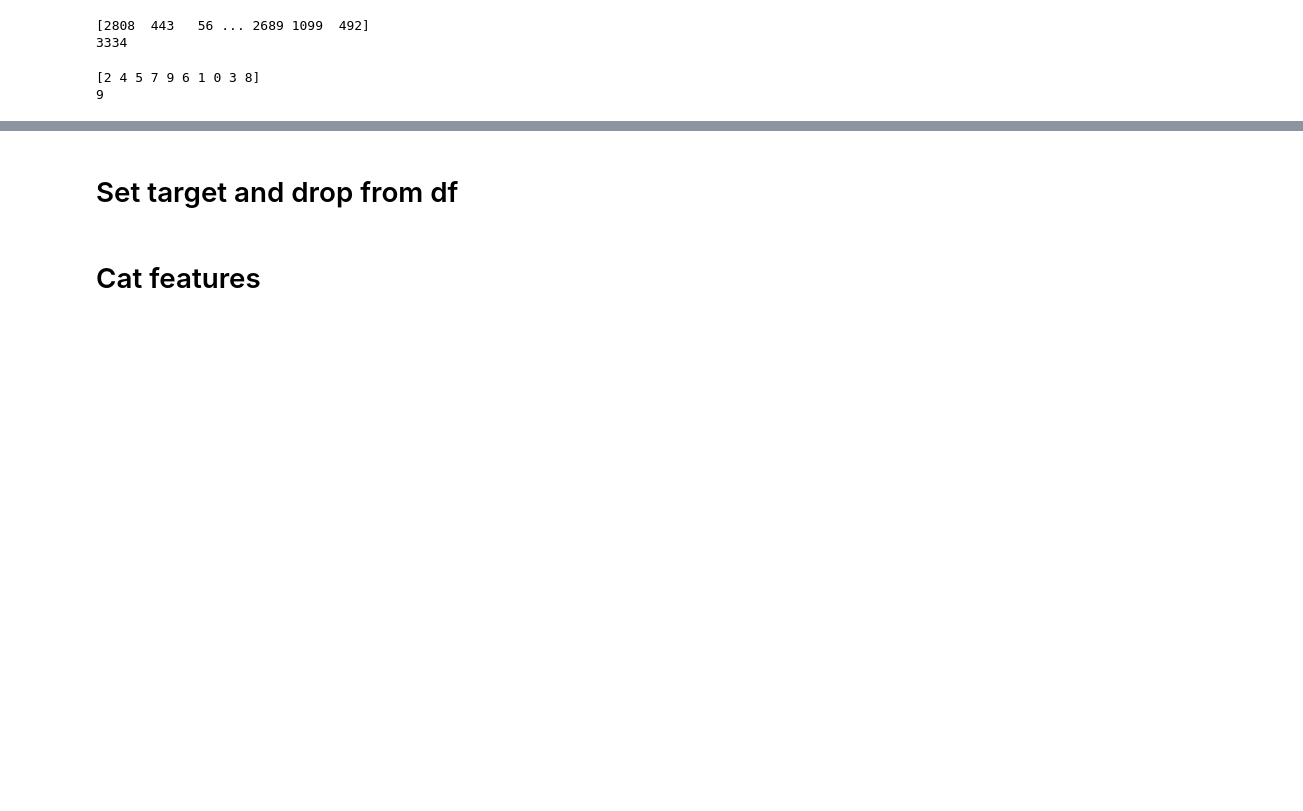
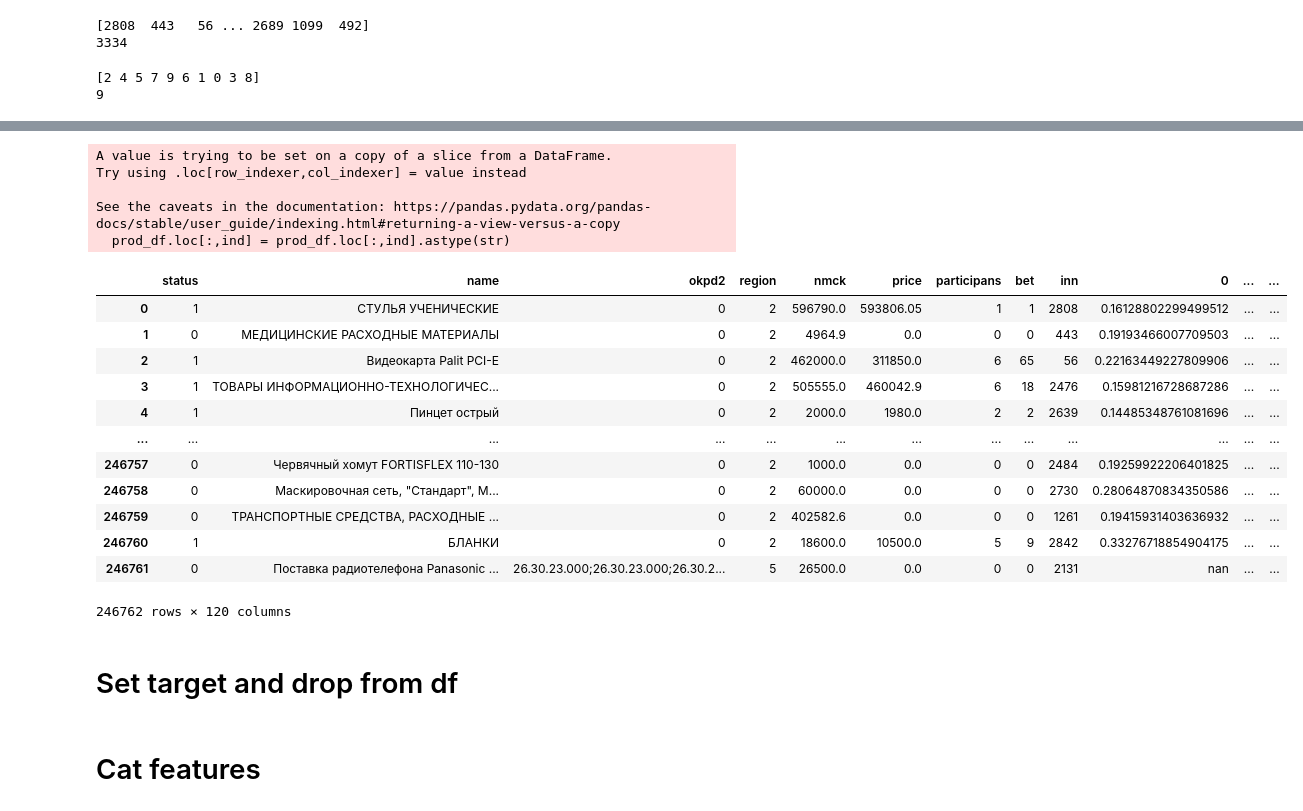
Before and after one commit to progressionnetwork/tenderhack_22, a Jupyter notebook: ds_works.ipynb, the cells around one changed output, grey strips where cells are left out. Cells and saved outputs as stored; diff of their text form; code cells hidden in the pictures; blank space fills up the shorter version.

```diff
--- a/ds_works.ipynb
+++ b/ds_works.ipynb
@@ -144,0 +213,26 @@ prod_df
+# %%
+s = prod_df.dtypes == "float64"
+for ind in s[s].index:
+    prod_df.loc[:,ind] = prod_df.loc[:,ind].astype(str)
+# %% [output]
+A value is trying to be set on a copy of a slice from a DataFrame.
+Try using .loc[row_indexer,col_indexer] = value instead
+
+See the caveats in the documentation: https://pandas.pydata.org/pandas-docs/stable/user_guide/indexing.html#returning-a-view-versus-a-copy
+  prod_df.loc[:,ind] = prod_df.loc[:,ind].astype(str)
+# %%
+prod_df
+# %% [output]
+|  | status | name | okpd2 | region | nmck | price | participans | bet | inn | 0 | ... | ... |
+| 0 | 1 | СТУЛЬЯ УЧЕНИЧЕСКИЕ | 0 | 2 | 596790.0 | 593806.05 | 1 | 1 | 2808 | 0.16128802299499512 | ... | ... |
+| 1 | 0 | МЕДИЦИНСКИЕ РАСХОДНЫЕ МАТЕРИАЛЫ | 0 | 2 | 4964.9 | 0.0 | 0 | 0 | 443 | 0.19193466007709503 | ... | ... |
+| 2 | 1 | Видеокарта Palit PCI-E | 0 | 2 | 462000.0 | 311850.0 | 6 | 65 | 56 | 0.22163449227809906 | ... | ... |
+| 3 | 1 | ТОВАРЫ ИНФОРМАЦИОННО-ТЕХНОЛОГИЧЕС... | 0 | 2 | 505555.0 | 460042.9 | 6 | 18 | 2476 | 0.15981216728687286 | ... | ... |
+| 4 | 1 | Пинцет острый | 0 | 2 | 2000.0 | 1980.0 | 2 | 2 | 2639 | 0.14485348761081696 | ... | ... |
+| ... | ... | ... | ... | ... | ... | ... | ... | ... | ... | ... | ... | ... |
+| 246757 | 0 | Червячный хомут FORTISFLEX 110-130 | 0 | 2 | 1000.0 | 0.0 | 0 | 0 | 2484 | 0.19259922206401825 | ... | ... |
+| 246758 | 0 | Маскировочная сеть, "Стандарт", М... | 0 | 2 | 60000.0 | 0.0 | 0 | 0 | 2730 | 0.28064870834350586 | ... | ... |
+| 246759 | 0 | ТРАНСПОРТНЫЕ СРЕДСТВА, РАСХОДНЫЕ ... | 0 | 2 | 402582.6 | 0.0 | 0 | 0 | 1261 | 0.19415931403636932 | ... | ... |
+| 246760 | 1 | БЛАНКИ | 0 | 2 | 18600.0 | 10500.0 | 5 | 9 | 2842 | 0.33276718854904175 | ... | ... |
+| 246761 | 0 | Поставка радиотелефона Panasonic ... | 26.30.23.000;26.30.23.000;26.30.2... | 5 | 26500.0 | 0.0 | 0 | 0 | 2131 | nan | ... | ... |
+246762 rows × 120 columns
```
Also changed, not shown: parts of 18 cells of this notebook.
